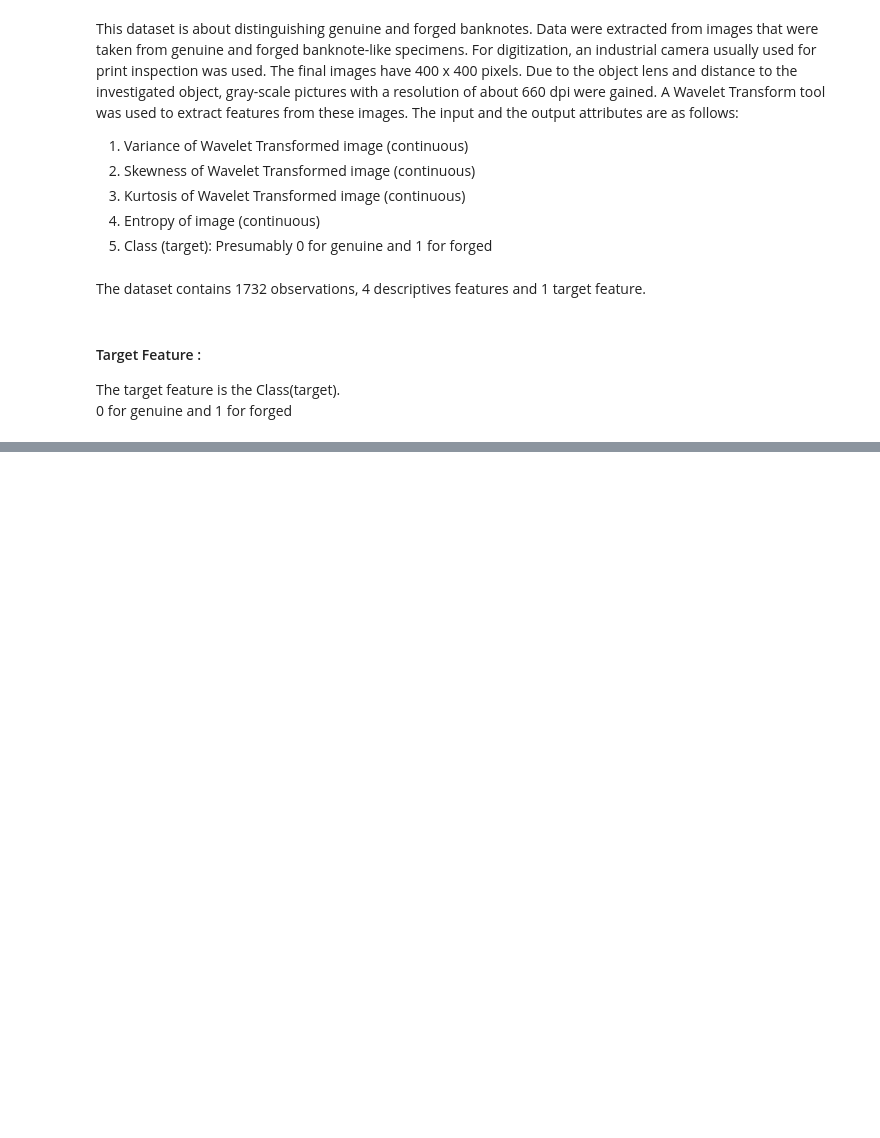
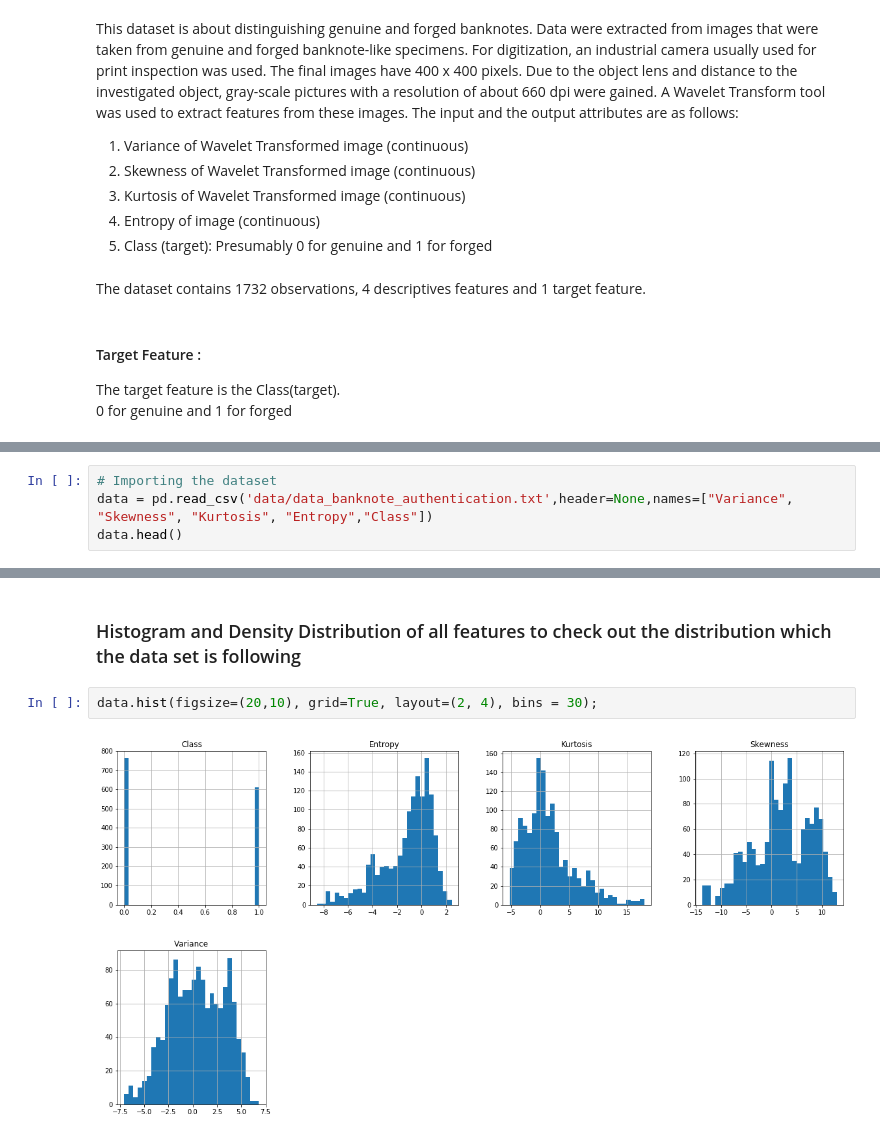
Before and after one commit to kartikm0021/Machine_Learning_Algorithms, a Jupyter notebook: Logistic_Regression/report/kartik_mahadevan_report.ipynb, the cells around one changed output, grey strips where cells are left out. Saved outputs shown, nothing was run; the diff lists cells and outputs as text; blank space fills up the shorter version.

```diff
--- a/Logistic_Regression/report/kartik_mahadevan_report.ipynb
+++ b/Logistic_Regression/report/kartik_mahadevan_report.ipynb
@@ -28,0 +52,4 @@ The target feature is the Class(target). <br/>
+# %%
+# Importing the dataset
+data = pd.read_csv('data/data_banknote_authentication.txt',header=None,names=["Variance", "Skewness", "Kurtosis", "Entropy","Class"])
+data.head()
@@ -28,0 +118,6 @@ The target feature is the Class(target). <br/>
+# %% [markdown]
+### Histogram and Density Distribution of all features to check out the distribution which the data set is following
+# %%
+data.hist(figsize=(20,10), grid=True, layout=(2, 4), bins = 30);
+# %% [output]
+[figure, added]
```
Also changed, not shown: parts of 55 cells of this notebook, 15 other files.
